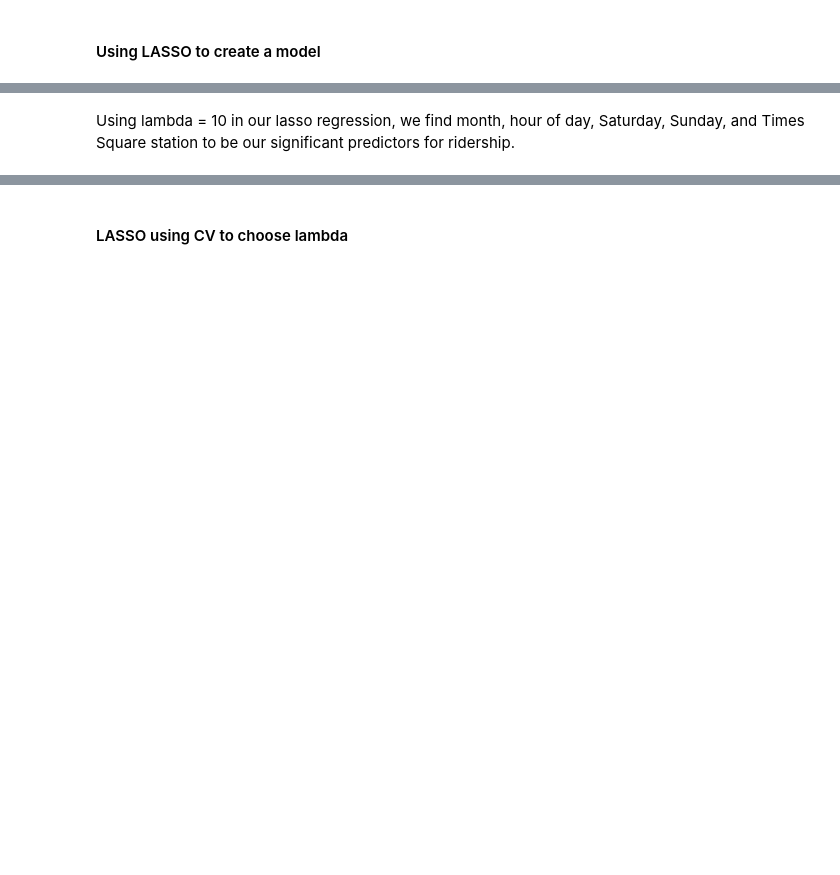
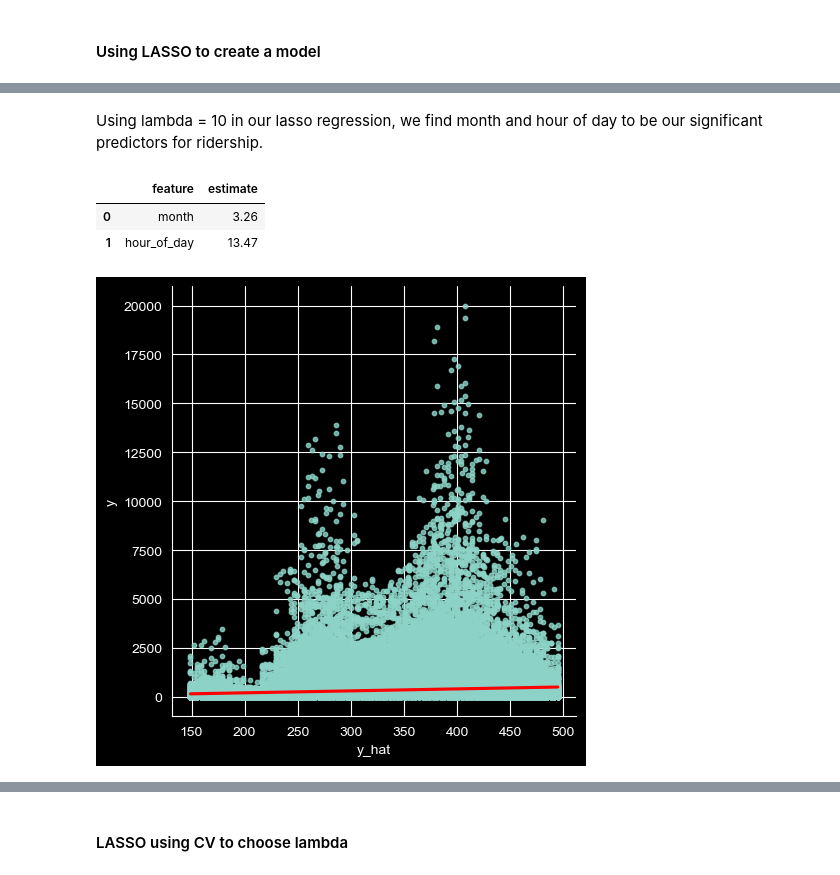
Before and after one commit to iansargent/nyc-subway-ridership-ml, a Jupyter notebook: final_report.ipynb, the cells around one changed output, grey strips where cells are left out. Drawn from its saved outputs; the diff is of its cells as text; code cells hidden in the pictures; blank space fills up the shorter version.

```diff
--- a/final_report.ipynb
+++ b/final_report.ipynb
@@ -560,34 +578,39 @@ display(vars_matter_df)
 # %% [markdown]
-Using lambda = 10 in our lasso regression, we find month, hour of day, Saturday, Sunday, and Times Square station to be our
+Using lambda = 10 in our lasso regression, we find month and hour of day to be our
 significant predictors for ridership.
 # %%
 # fit mlr model with significant predictors
 
 best_mlr = (
     LinearRegression()
     .fit(
         X = X_train[vars_matter_df['feature']],
         y = y_train
     )
 )
 
 display(pd.DataFrame({
     'feature' : vars_matter_df['feature'],
     'estimate': best_mlr.coef_.round(2)
 }))
 
 # Creating an R-squared plot:
 sns.lmplot(
     data = pd.DataFrame({
         'y': y_test,
-        'y_hat': best_mlr.predict(X = X_test[vars_matter['feature']])
+        'y_hat': best_mlr.predict(X = X_test[vars_matter_df['feature']])
     }),
     x = 'y_hat',
     y = 'y',
     line_kws = {'color': 'red'},
     scatter_kws = {'s' : 10}
 )
 
 plt.show()
+# %% [output]
+|  | feature | estimate |
+| 0 | month | 3.26 |
+| 1 | hour_of_day | 13.47 |
+[figure, added]
 # %%
 origin[origin['origin_station_complex_name'] != 'Times Sq-42 St (N,Q,R,W,S,1,2,3,7)/42 St (A,C,E)']['sum_estimated_average_ridership'].mean()
```
Also changed, not shown: parts of 57 cells of this notebook.
